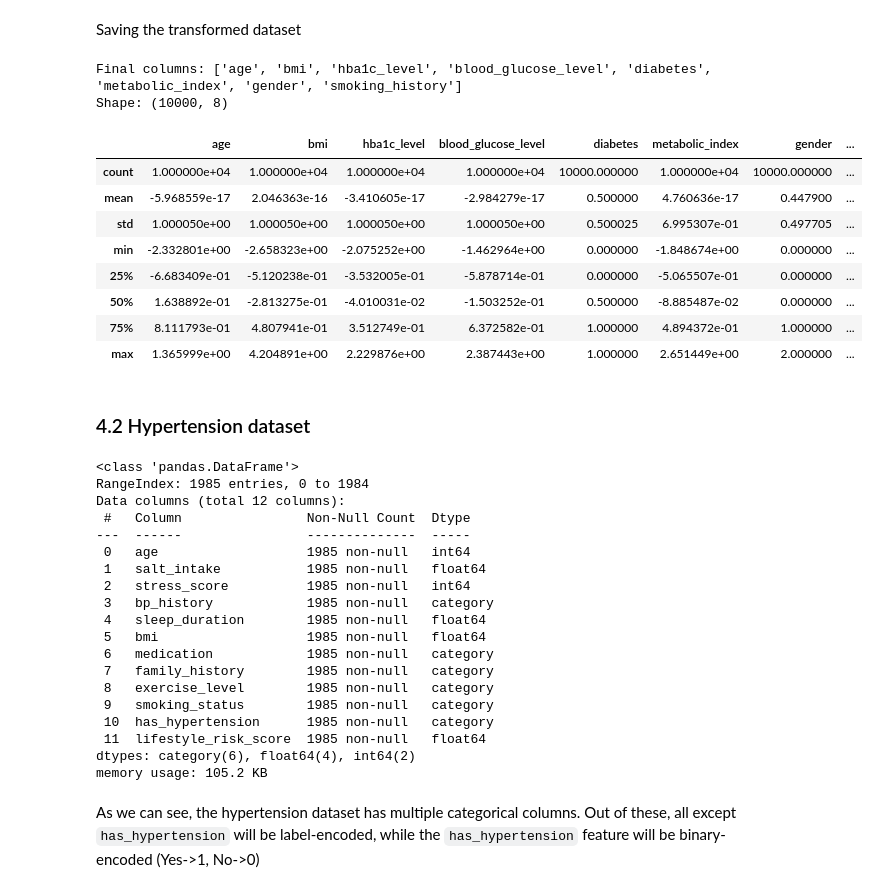
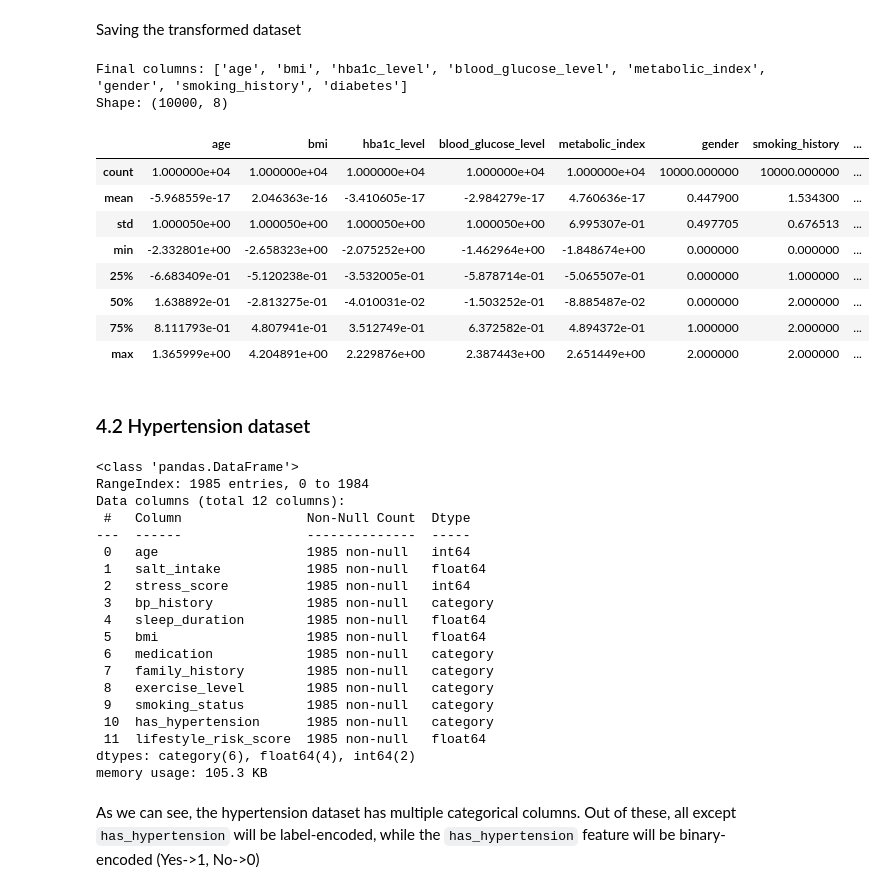
Before and after one commit to HavocRT/DSProject2, a Jupyter notebook: notebooks/03_PreparationAndPreprocessing.ipynb, the cells around one changed output. Cells and saved outputs as stored; diff of their text form; code cells hidden in the pictures.

```diff
--- a/notebooks/03_PreparationAndPreprocessing.ipynb
+++ b/notebooks/03_PreparationAndPreprocessing.ipynb
@@ -141,3 +148,10 @@ df_diabetes["smoking_history"] = df_diabetes["smoking_history"].astype("category
+# %%
+df_diabetes["smoking_history"] = df_diabetes["smoking_history"].map({
+    "never": "Never", "No Info": "Never", "current": "Current",
+    "former": "Former", "ever": "Former", "not current": "Former"
+})
+df_diabetes["smoking_history"].unique()
+df_diabetes["smoking_history"] = df_diabetes["smoking_history"].astype("category")
 # %% [markdown]
 Age is a float when it should just be an int.
 # %%
@@ -858,23 +872,26 @@ df_diabetes[diabetes_scale_cols].describe().round(3)
 # %% [markdown]
 Saving the transformed dataset
 # %%
+target_col = df_diabetes.pop("diabetes")
+df_diabetes["diabetes"] = target_col
+
 diabetes_transformed_path = root / "data" / "processed" / "diabetes_transformed.csv"
 df_diabetes.to_csv(diabetes_transformed_path, index=False)
 print("Final columns:", list(df_diabetes.columns))
 print("Shape:", df_diabetes.shape)
 df_diabetes.describe()
 # %% [output]
-Final columns: ['age', 'bmi', 'hba1c_level', 'blood_glucose_level', 'diabetes', 'metabolic_index', 'gender', 'smoking_history']
+Final columns: ['age', 'bmi', 'hba1c_level', 'blood_glucose_level', 'metabolic_index', 'gender', 'smoking_history', 'diabetes']
 Shape: (10000, 8)
-|  | age | bmi | hba1c_level | blood_glucose_level | diabetes | metabolic_index | gender | ... |
-| count | 1.000000e+04 | 1.000000e+04 | 1.000000e+04 | 1.000000e+04 | 10000.000000 | 1.000000e+04 | 10000.000000 | ... |
-| mean | -5.968559e-17 | 2.046363e-16 | -3.410605e-17 | -2.984279e-17 | 0.500000 | 4.760636e-17 | 0.447900 | ... |
-| std | 1.000050e+00 | 1.000050e+00 | 1.000050e+00 | 1.000050e+00 | 0.500025 | 6.995307e-01 | 0.497705 | ... |
-| min | -2.332801e+00 | -2.658323e+00 | -2.075252e+00 | -1.462964e+00 | 0.000000 | -1.848674e+00 | 0.000000 | ... |
-| 25% | -6.683409e-01 | -5.120238e-01 | -3.532005e-01 | -5.878714e-01 | 0.000000 | -5.065507e-01 | 0.000000 | ... |
-| 50% | 1.638892e-01 | -2.813275e-01 | -4.010031e-02 | -1.503252e-01 | 0.500000 | -8.885487e-02 | 0.000000 | ... |
-| 75% | 8.111793e-01 | 4.807941e-01 | 3.512749e-01 | 6.372582e-01 | 1.000000 | 4.894372e-01 | 1.000000 | ... |
-| max | 1.365999e+00 | 4.204891e+00 | 2.229876e+00 | 2.387443e+00 | 1.000000 | 2.651449e+00 | 2.000000 | ... |
+|  | age | bmi | hba1c_level | blood_glucose_level | metabolic_index | gender | smoking_history | ... |
+| count | 1.000000e+04 | 1.000000e+04 | 1.000000e+04 | 1.000000e+04 | 1.000000e+04 | 10000.000000 | 10000.000000 | ... |
+| mean | -5.968559e-17 | 2.046363e-16 | -3.410605e-17 | -2.984279e-17 | 4.760636e-17 | 0.447900 | 1.534300 | ... |
+| std | 1.000050e+00 | 1.000050e+00 | 1.000050e+00 | 1.000050e+00 | 6.995307e-01 | 0.497705 | 0.676513 | ... |
+| min | -2.332801e+00 | -2.658323e+00 | -2.075252e+00 | -1.462964e+00 | -1.848674e+00 | 0.000000 | 0.000000 | ... |
+| 25% | -6.683409e-01 | -5.120238e-01 | -3.532005e-01 | -5.878714e-01 | -5.065507e-01 | 0.000000 | 1.000000 | ... |
+| 50% | 1.638892e-01 | -2.813275e-01 | -4.010031e-02 | -1.503252e-01 | -8.885487e-02 | 0.000000 | 2.000000 | ... |
+| 75% | 8.111793e-01 | 4.807941e-01 | 3.512749e-01 | 6.372582e-01 | 4.894372e-01 | 1.000000 | 2.000000 | ... |
+| max | 1.365999e+00 | 4.204891e+00 | 2.229876e+00 | 2.387443e+00 | 2.651449e+00 | 2.000000 | 2.000000 | ... |
 # %% [markdown]
 ### 4.2 Hypertension dataset
 # %%
@@ -898,7 +915,7 @@ Data columns (total 12 columns):
  10  has_hypertension      1985 non-null   category
  11  lifestyle_risk_score  1985 non-null   float64
 dtypes: category(6), float64(4), int64(2)
-memory usage: 105.2 KB
+memory usage: 105.3 KB
 # %% [markdown]
 As we can see, the hypertension dataset has multiple categorical columns. Out of these, all except `has_hypertension` will be label-encoded, while the `has_hypertension` feature will be binary-encoded (Yes->1, No->0)
 # %%
```
Also changed, not shown: parts of 7 cells of this notebook, 21 other files.
